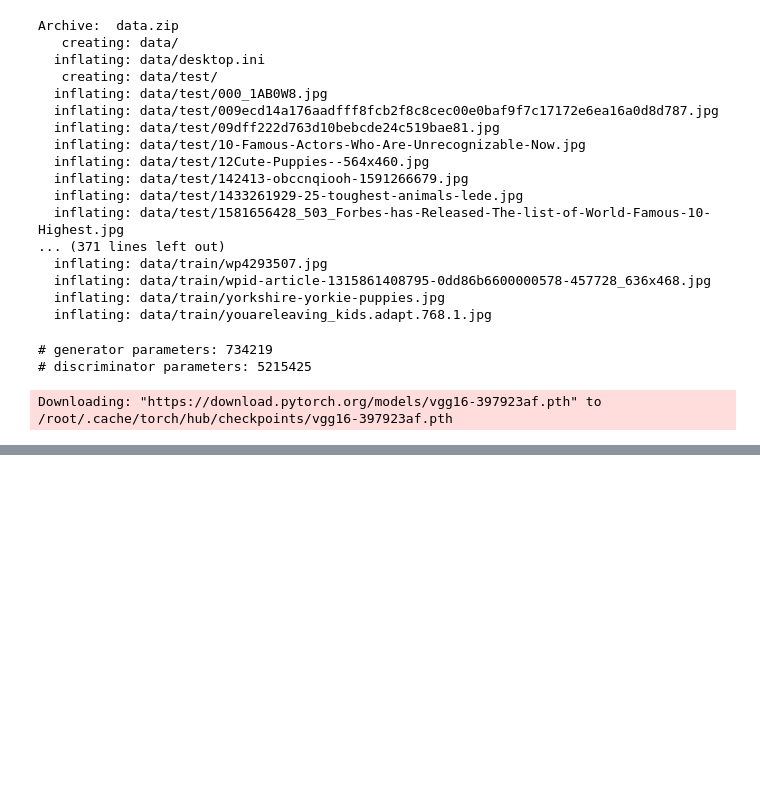
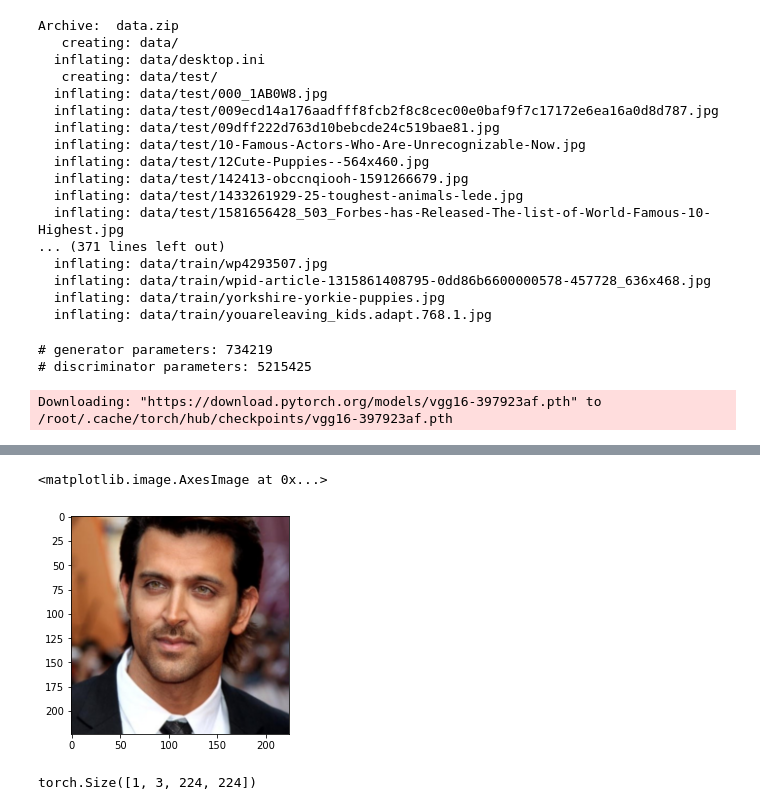
Before and after one commit to EVA4-RS-Group/Phase2, a Jupyter notebook: S8/SR_GAN/SR_GAN.ipynb, the cells around one changed output, grey strips where cells are left out. Saved outputs shown, nothing was run; the diff lists cells and outputs as text; code cells hidden in the pictures; blank space fills up the shorter version.

```diff
--- a/S8/SR_GAN/SR_GAN.ipynb
+++ b/S8/SR_GAN/SR_GAN.ipynb
@@ -229,0 +317,7 @@ for epoch in range(1, NUM_EPOCHS + 1):
+# %%
+transform = transforms.Compose([transforms.Resize(224),
+                                transforms.CenterCrop(224),
+
+                                transforms.ToTensor(),
+                               ]
+)
@@ -229,0 +330,10 @@ for epoch in range(1, NUM_EPOCHS + 1):
+# %%
+image = transform(img).unsqueeze(0)
+imshow(np.transpose(image[0,:,:,:], [1,2,0]))
+# %% [output]
+<matplotlib.image.AxesImage at 0x...>
+[figure, added]
+# %%
+print(image.shape)
+# %% [output]
+torch.Size([1, 3, 224, 224])
```
Also changed, not shown: parts of 10 cells of this notebook.
